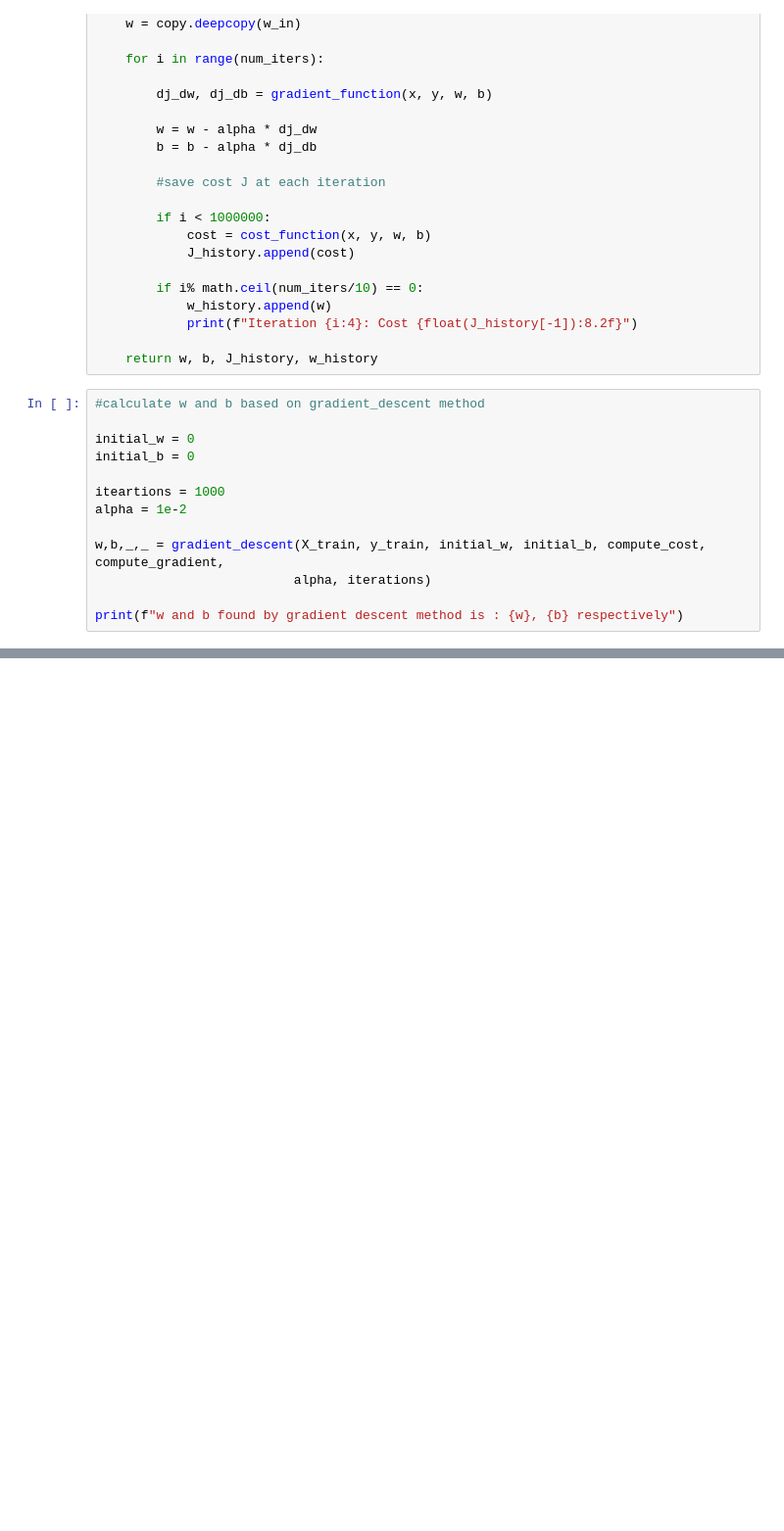
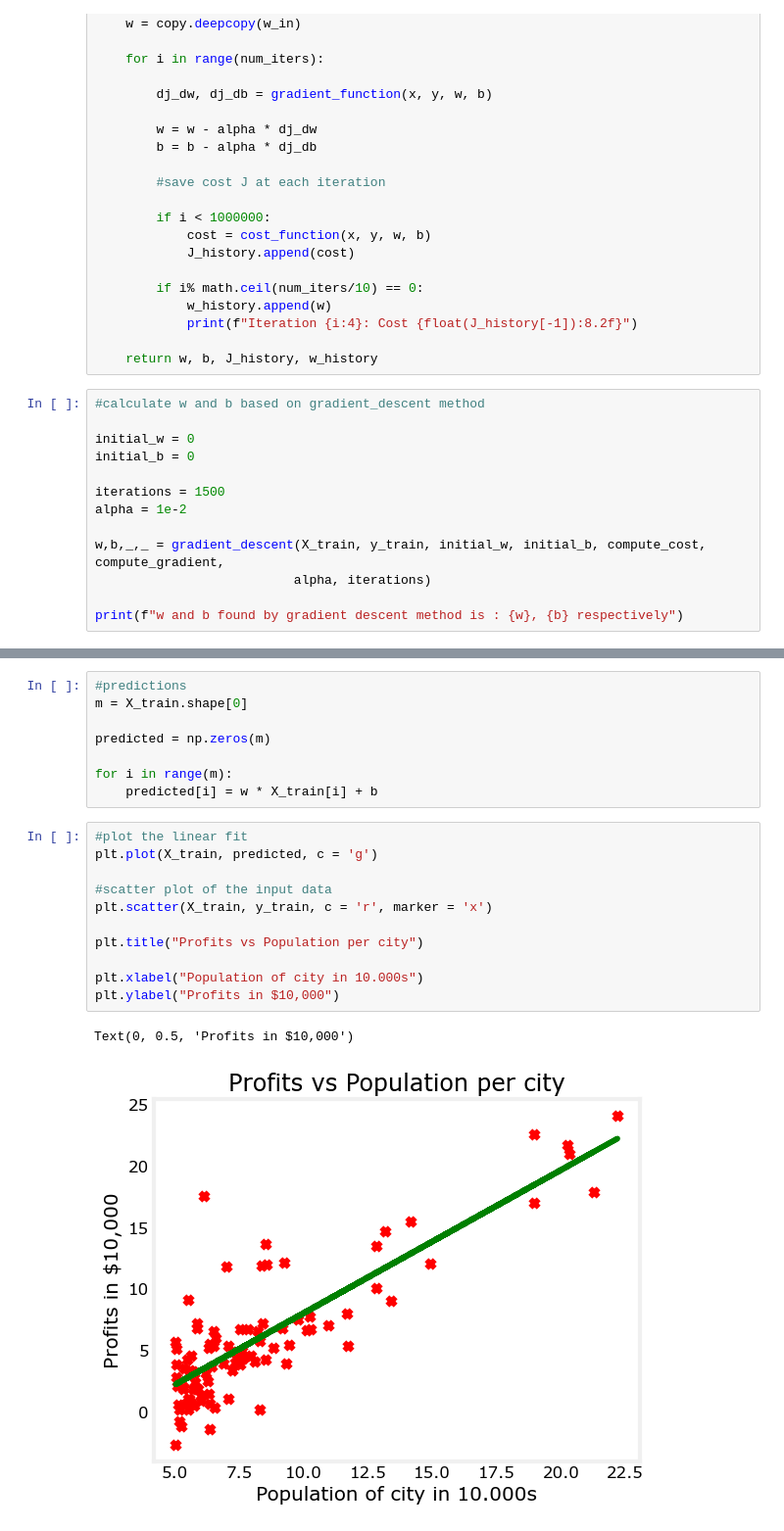
Before and after one commit to amansingh202/python_learning, a Jupyter notebook: CL_week2_lab07.ipynb, the cells around one changed output, grey strips where cells are left out. Shown: that part at 98% size. Saved outputs shown, nothing was run; the diff lists cells and outputs as text; blank space fills up the shorter version.

Commit message:
Predicted the output

```diff
--- a/CL_week2_lab07.ipynb
+++ b/CL_week2_lab07.ipynb
@@ -149,7 +149,7 @@ def gradient_descent(x, y, w_in, b_in, cost_function, gradient_function, alpha,
 initial_w = 0
 initial_b = 0
 
-iteartions = 1000
+iterations = 1500
 alpha = 1e-2
 
 w,b,_,_ = gradient_descent(X_train, y_train, initial_w, initial_b, compute_cost, compute_gradient,
@@ -160,0 +171,22 @@ NameError: name 'iterations' is not defined
+# %%
+#predictions
+m = X_train.shape[0]
+
+predicted = np.zeros(m)
+
+for i in range(m):
+    predicted[i] = w * X_train[i] + b
+# %%
+#plot the linear fit
+plt.plot(X_train, predicted, c = 'g')
+
+#scatter plot of the input data
+plt.scatter(X_train, y_train, c = 'r', marker = 'x')
+
+plt.title("Profits vs Population per city")
+
+plt.xlabel("Population of city in 10.000s")
+plt.ylabel("Profits in $10,000")
+# %% [output]
+Text(0, 0.5, 'Profits in $10,000')
+[figure, added]
```
Also changed, not shown: parts of 2 cells of this notebook.
